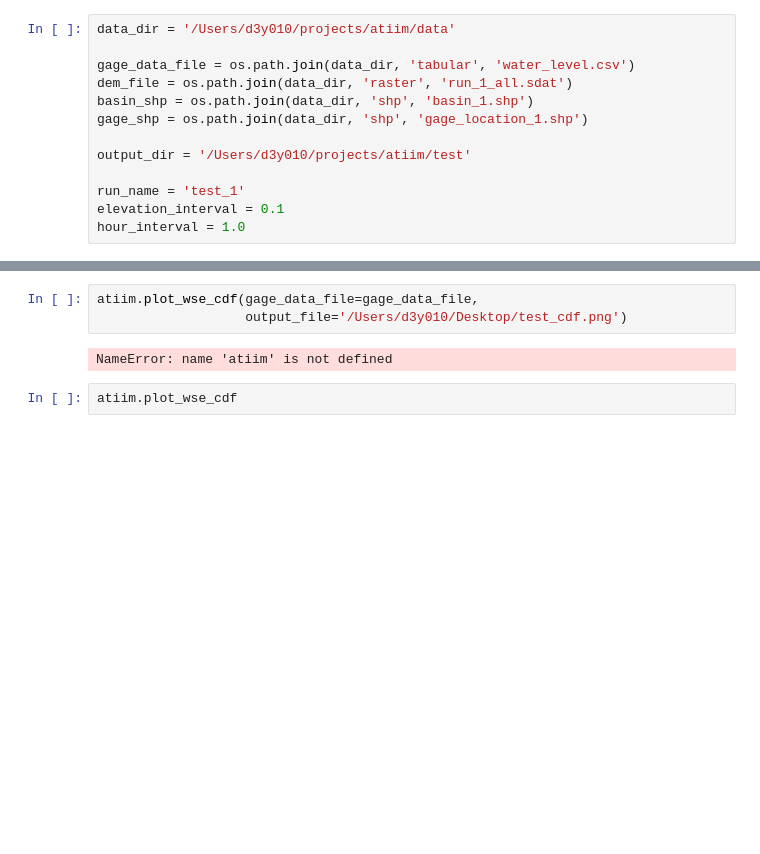
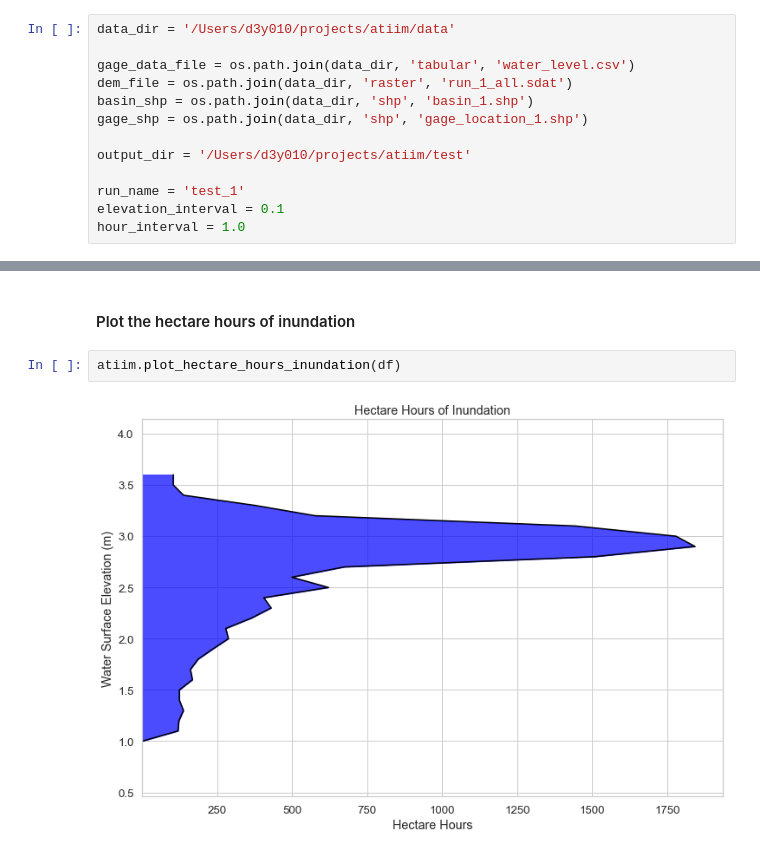
Before and after one commit to crvernon/atiim, a Jupyter notebook: noteboooks/testing.ipynb, the cells around one changed output, grey strips where cells are left out. Drawn from its saved outputs; the diff is of its cells as text; blank space fills up the shorter version.

```diff
--- a/noteboooks/testing.ipynb
+++ b/noteboooks/testing.ipynb
@@ -50,7 +74,6 @@ df.head()
+# %% [markdown]
+#### Plot the hectare hours of inundation
 # %%
-atiim.plot_wse_cdf(gage_data_file=gage_data_file,
-                   output_file='/Users/d3y010/Desktop/test_cdf.png')
+atiim.plot_hectare_hours_inundation(df)
 # %% [output]
-NameError: name 'atiim' is not defined
+[figure, added]
-# %%
-atiim.plot_wse_cdf
```
Also changed, not shown: parts of 15 cells of this notebook, 3 other files.
